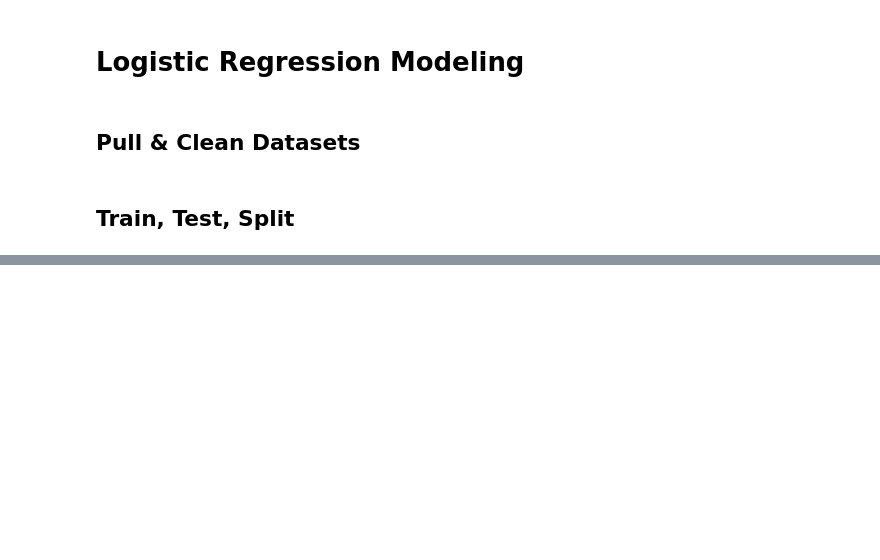
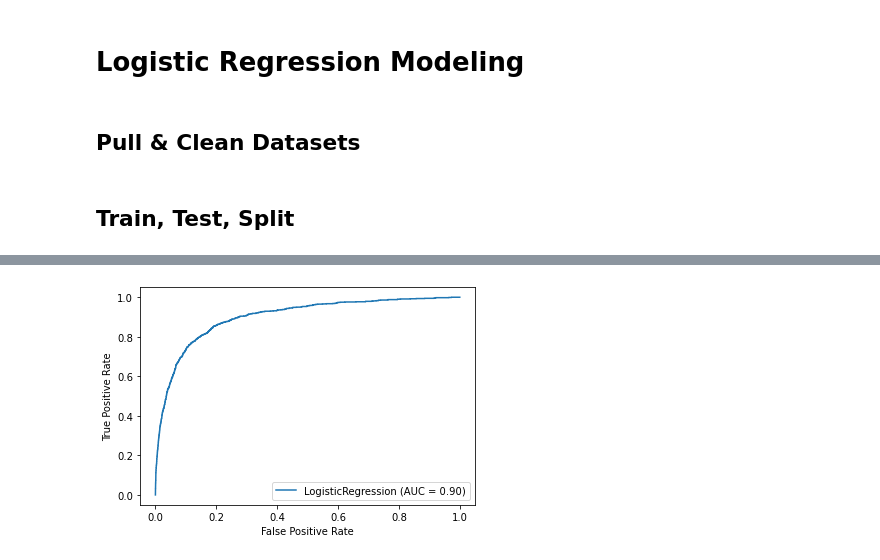
Before and after one commit to cdlc01/Twitter_Hate_Speech_Analysis, a Jupyter notebook: Logistic Regression.ipynb, the cells around one changed output, grey strips where cells are left out. Cells and saved outputs as stored; diff of their text form; code cells hidden in the pictures; blank space fills up the shorter version.

```diff
--- a/Logistic Regression.ipynb
+++ b/Logistic Regression.ipynb
@@ -49,0 +147,4 @@ X_train, X_test, y_train, y_test = train_test_split(X,
+# %%
+plot_roc_curve(lr_tfidf, X_val_vec, y_val);
+# %% [output]
+[figure, added]
```
Also changed, not shown: parts of 86 cells of this notebook, 1 other file.
